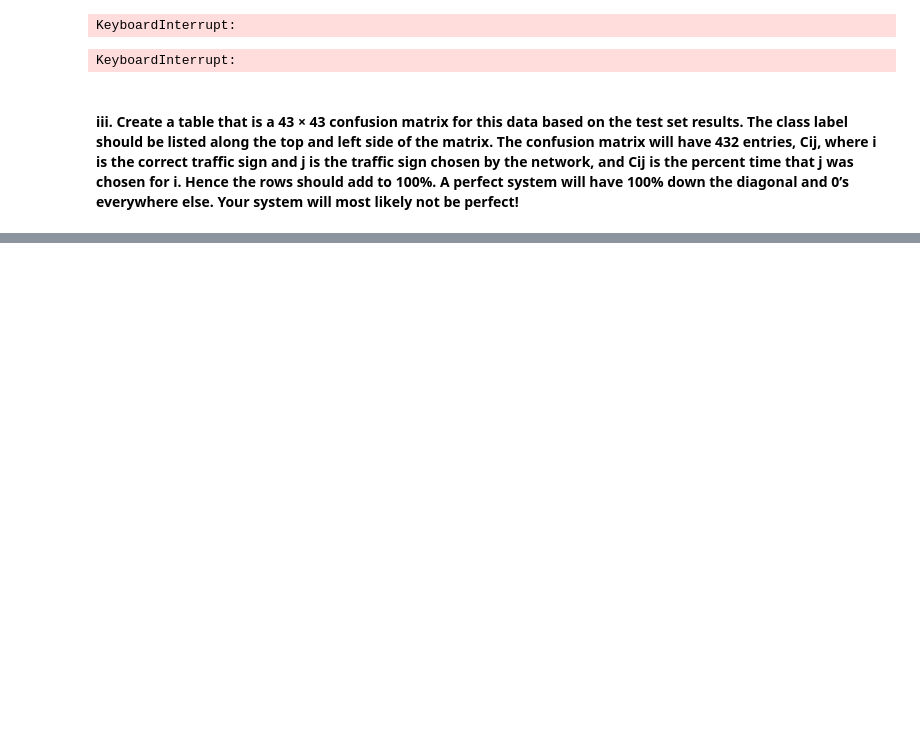
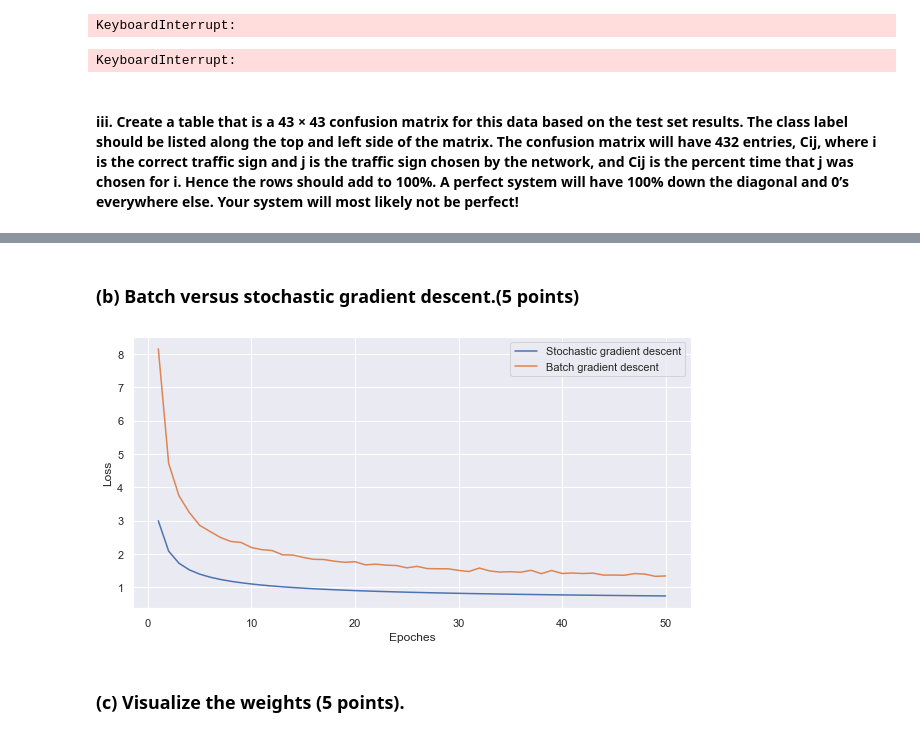
Before and after one commit to Achen112358/CSE251B, a Jupyter notebook: Homework1.ipynb, the cells around one changed output, grey strips where cells are left out. Drawn from its saved outputs; the diff is of its cells as text; code cells hidden in the pictures; blank space fills up the shorter version.

```diff
--- a/Homework1.ipynb
+++ b/Homework1.ipynb
@@ -1031,31 +931,0 @@ plt.show()
-# %%
-X = images_aligned.copy()
-y = labels_aligned.copy()
-X = X + 0.0
-n = X.shape[0]
-X, y = shuffle((X,y))
-y = onehot_encode(y)
-
-hyperparameters = {}
-hyperparameters['in_dim'] = 1024
-hyperparameters['out_dim'] = 43
-hyperparameters['learning_rate'] = 0.005
-hyperparameters['k_folds'] = 10
-hyperparameters['batch_size']= 64
-hyperparameters['epoch'] = 300
-
-train_X, train_y = X.copy, y.copy()
-valid_X, valid_y = X.copy, y.copy()
-test_X, test_y = X.copy, y.copy()
-train_X, valid_X, test_X = process_X_based_train(train_X, valid_X, test_X, pca)
-
-pca = PCA(hyperparameters['in_dim'])
-model = Network(hyperparameters, softmax, multiclass_cross_entropy)
-total_loss_list_batch = []
-for t in range(hyperparameters['epoch']):
-    total_loss, total_acc = [], []
-    for batch_X, batch_y in generate_minibatches((train_X, train_y), batch_size=len(train_X)):
-        batch_loss, batch_acc = model.train((batch_X, batch_y))
-        total_loss.append(batch_loss)
-        total_acc.append(batch_acc)
-    total_loss_list_batch.append(np.mean(total_loss))
@@ -1087,0 +966,2 @@ plt.show()
+# %% [markdown]
+### (b) Batch versus stochastic gradient descent.(5 points)
@@ -1087,0 +1013,13 @@ plt.show()
+# %%
+x = range(1, 51)
+plt.figure(figsize=(10, 5))
+plt.plot(x,total_loss_list_sto, label = "Stochastic gradient descent")
+plt.plot(x,total_loss_list_batch, label = "Batch gradient descent")
+plt.xlabel("Epoches")
+plt.ylabel("Loss")
+plt.legend()
+plt.show()
+# %% [output]
+[figure, added]
+# %% [markdown]
+### (c) Visualize the weights (5 points).
```
Also changed, not shown: parts of 14 cells of this notebook.
